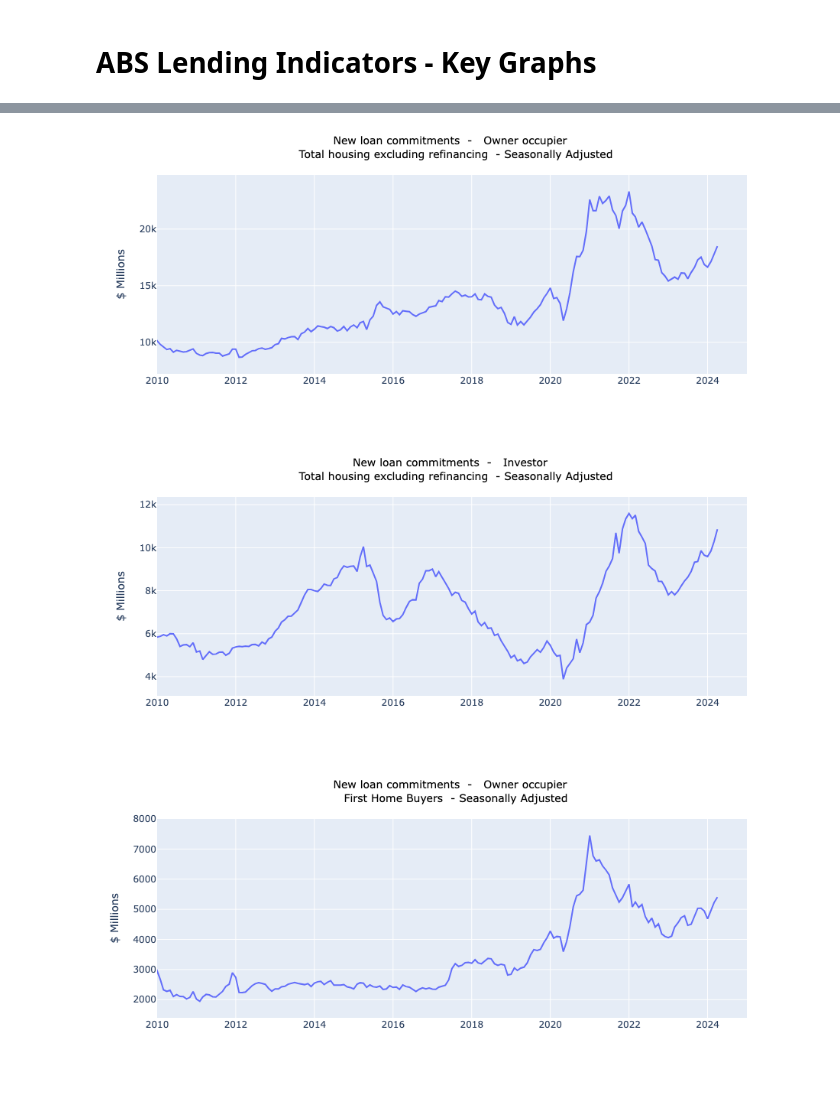
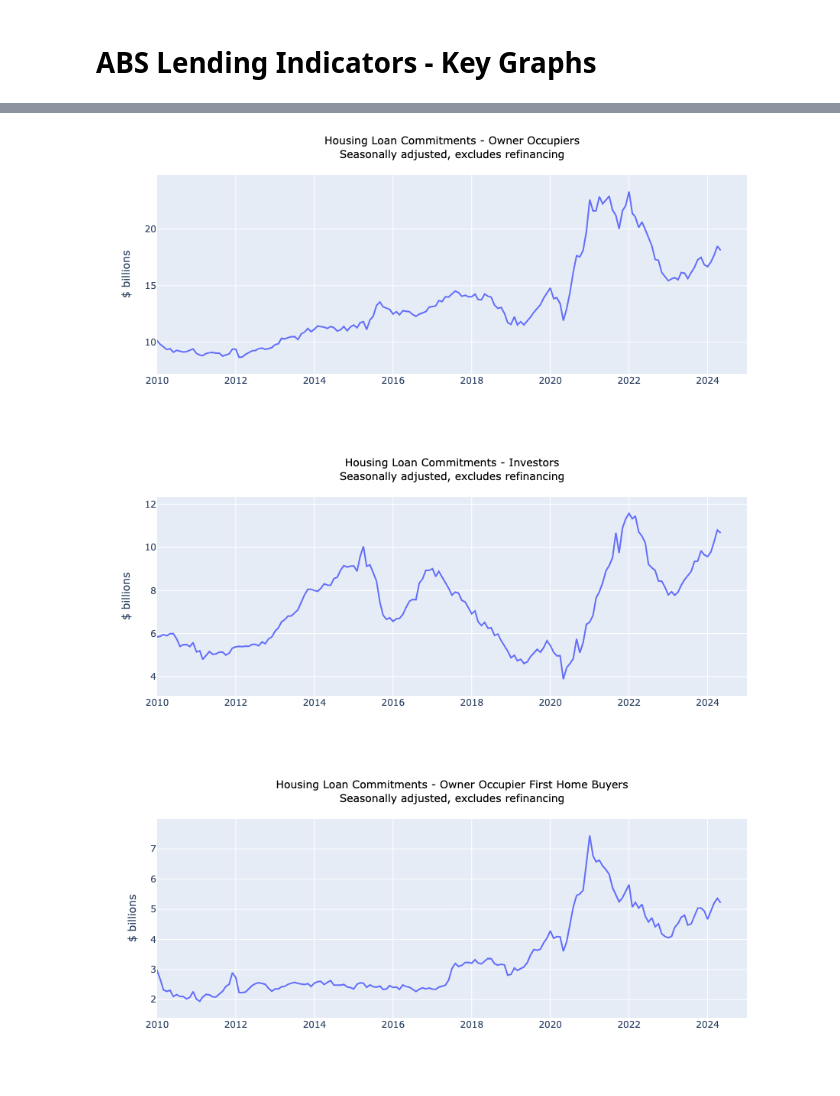
Before and after one commit to dandrew68/rateWebsiteTwo, a Jupyter notebook: ABS Lending Indicators Table 1.ipynb, the cells around one changed output, grey strips where cells are left out. Saved outputs shown, nothing was run; the diff lists cells and outputs as text; code cells hidden in the pictures.

Commit message:
Lending Indicators Chart Titles Fixed and Units Fixed

```diff
--- a/ABS Lending Indicators Table 1.ipynb
+++ b/ABS Lending Indicators Table 1.ipynb
@@ -107,5 +118,11 @@ Most recent data is for April 2024
 # %%
-def graph_series_abs(seriesCode, data, startDate, endDate, lastPointOption, metaData):
+def graph_series_abs(seriesCode, data, startDate, endDate, lastPointOption, metaData, **kwargs):
+
+    graphTitle = kwargs.get('graphTitle', None)
+    graphSubtitle = kwargs.get('graphSubtitle', None)
+
+    #print(graphTitle)
+
 
     metaData = metaDataDict[seriesCode]
 
@@ -123,8 +140,23 @@ def graph_series_abs(seriesCode, data, startDate, endDate, lastPointOption, meta
     seriesType = metaData.get('seriesType')
     #print(seriesType)
 
-    title_string = mystring[4] + ' - ' + mystring[2] + '<br>' + mystring[3] + ' - ' + seriesType
-    #print(title_string)
+    if graphTitle:
+        title_string = graphTitle + '<br>' + graphSubtitle
+    else:
+        seriesName = metaData.get('seriesName')
+        #print(seriesName)
+
+        mystring=seriesName
+        #print(mystring)
+
+        mystring = mystring.split(';')
+        #print(mystring)
+
+        seriesType = metaData.get('seriesType')
+        #print(seriesType)
+
+        title_string = mystring[4] + ' - ' + mystring[2] + '<br>' + mystring[3] + ' - ' + seriesType
+        #print(title_string)
 
     #title_string = title_string.replace('Calendar adjusted household spending - ', 'Household spending - ')
 
@@ -139,7 +171,7 @@ def graph_series_abs(seriesCode, data, startDate, endDate, lastPointOption, meta
     elif metaData.get('dataType') == 'STOCK':
         my_yaxis_title="Thousands"
 
-    my_yaxis_title  = metaData.get('unit')
+    my_yaxis_title  = "$ billions"
 
     #print(metaData.get('dataType'))
 
@@ -210,22 +244,28 @@ startDateExample = datetime(2010, 1, 1)
 endDateExample = datetime(2024, 12, 31)
 seriesToGraph = 'A108268693J'
 
-graph_series_abs(seriesToGraph, dataSetLF, startDateExample, endDateExample,1, metaDataDict)
+graph_series_abs(seriesToGraph, dataSetLF, startDateExample, \
+                 endDateExample,1, metaDataDict, graphTitle = 'Housing Loan Commitments - Owner Occupiers', \
+                 graphSubtitle = 'Seasonally adjusted, excludes refinancing')
 # %% [output]
-[figure, old version]
+[figure, new version]
 # %%
 startDateExample = datetime(2010, 1, 1)
 endDateExample = datetime(2024, 12, 31)
 seriesToGraph = 'A108273775J'
 
-graph_series_abs(seriesToGraph, dataSetLF, startDateExample, endDateExample,1, metaDataDict)
+graph_series_abs(seriesToGraph, dataSetLF, startDateExample, \
+                 endDateExample,1, metaDataDict, graphTitle = 'Housing Loan Commitments - Investors', \
+                 graphSubtitle = 'Seasonally adjusted, excludes refinancing')
 # %% [output]
-[figure, old version]
+[figure, new version]
 # %%
 startDateExample = datetime(2010, 1, 1)
 endDateExample = datetime(2024, 12, 31)
 seriesToGraph = 'A108277457X'
 
-graph_series_abs(seriesToGraph, dataSetLF, startDateExample, endDateExample,1, metaDataDict)
+graph_series_abs(seriesToGraph, dataSetLF, startDateExample, \
+                 endDateExample,1, metaDataDict, graphTitle = 'Housing Loan Commitments - Owner Occupier First Home Buyers', \
+                 graphSubtitle = 'Seasonally adjusted, excludes refinancing')
 # %% [output]
-[figure, old version]
+[figure, new version]
```
Also changed, not shown: parts of 4 cells of this notebook.
